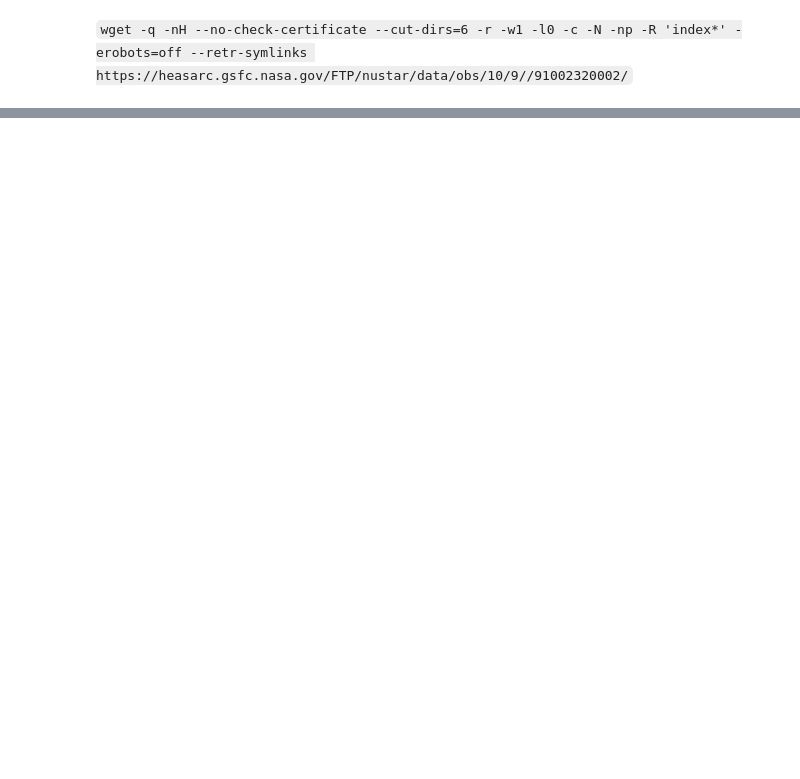
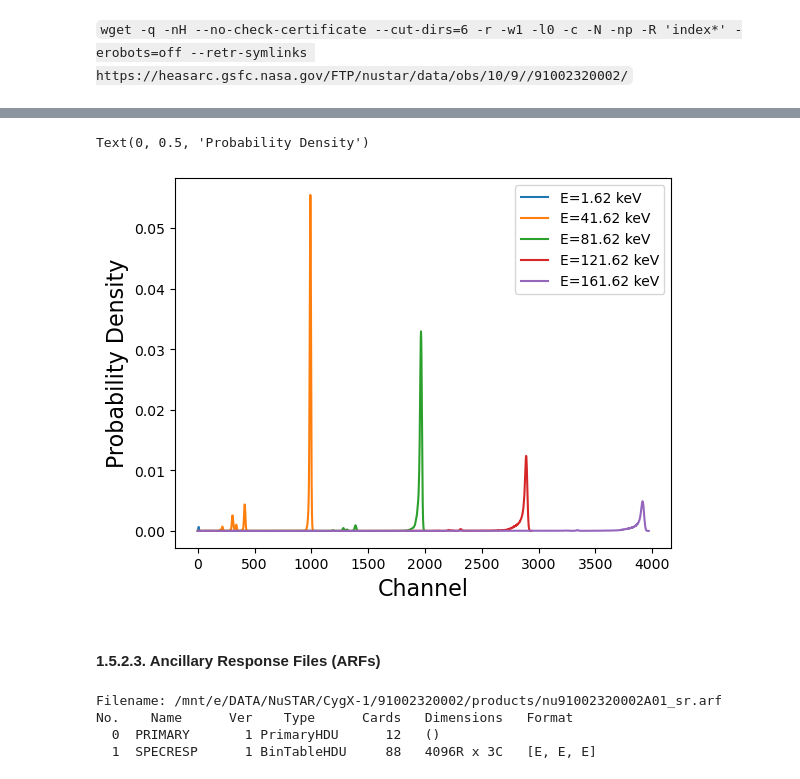
Before and after one commit to honghui-liu/data-analysis-at-Tuebingen, a Jupyter notebook: _sources/notebooks/NuSTAR_walkthrough.ipynb, the cells around one changed output, grey strips where cells are left out. Drawn from its saved outputs; the diff is of its cells as text; code cells hidden in the pictures; blank space fills up the shorter version.

```diff
--- a/_sources/notebooks/NuSTAR_walkthrough.ipynb
+++ b/_sources/notebooks/NuSTAR_walkthrough.ipynb
@@ -32,0 +158,26 @@ go to <https://heasarc.gsfc.nasa.gov/cgi-bin/W3Browse/w3browse.pl> and search fo
+# %%
+x = resp['EBOUNDS'].data['CHANNEL']
+
+plt.plot(resp['MATRIX'].data['MATRIX'][0], label = 'E={0:0.2f} keV'.format(resp['EBOUNDS'].data['E_MIN'][0] + 0.02))
+plt.plot(resp['MATRIX'].data['MATRIX'][1000], label = 'E={0:0.2f} keV'.format(resp['EBOUNDS'].data['E_MIN'][1000] + 0.02))
+plt.plot(resp['MATRIX'].data['MATRIX'][2000], label = 'E={0:0.2f} keV'.format(resp['EBOUNDS'].data['E_MIN'][2000] + 0.02))
+plt.plot(resp['MATRIX'].data['MATRIX'][3000], label = 'E={0:0.2f} keV'.format(resp['EBOUNDS'].data['E_MIN'][3000] + 0.02))
+plt.plot(resp['MATRIX'].data['MATRIX'][4000], label = 'E={0:0.2f} keV'.format(resp['EBOUNDS'].data['E_MIN'][4000] + 0.02))
+
+plt.legend()
+
+plt.xlabel('Channel', fontsize = 16)
+plt.ylabel('Probability Density', fontsize =16)
+# %% [output]
+Text(0, 0.5, 'Probability Density')
+[figure, added]
+# %% [markdown]
+#### 1.5.2.3. Ancillary Response Files (ARFs)
+# %%
+arf = fits.open('/mnt/e/DATA/NuSTAR/CygX-1/91002320002/products/nu91002320002A01_sr.arf')
+arf.info()
+# %% [output]
+Filename: /mnt/e/DATA/NuSTAR/CygX-1/91002320002/products/nu91002320002A01_sr.arf
+No.    Name      Ver    Type      Cards   Dimensions   Format
+  0  PRIMARY       1 PrimaryHDU      12   ()
+  1  SPECRESP      1 BinTableHDU     88   4096R x 3C   [E, E, E]
```
Also changed, not shown: parts of 45 cells of this notebook, 16 other files.
